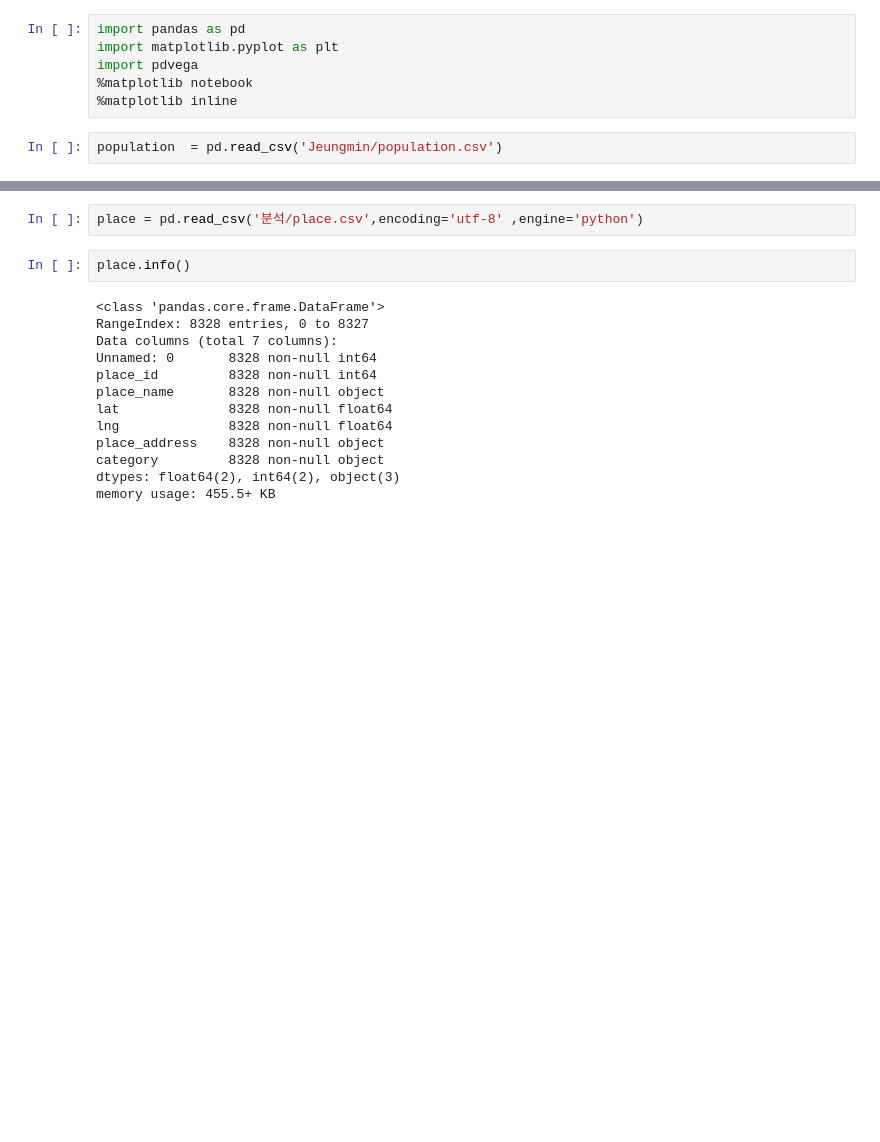
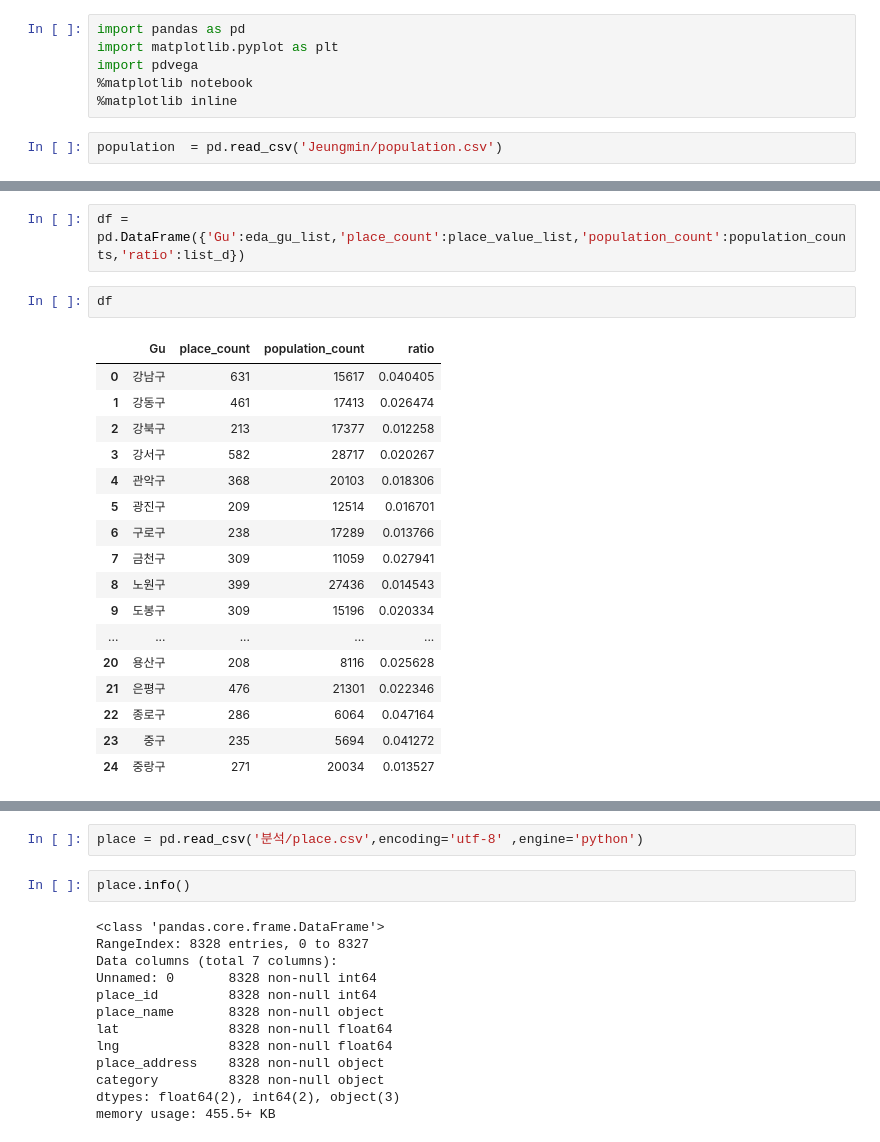
Before and after one commit to BigDataCampus/fresh, a Jupyter notebook: 장애인인구분포.ipynb, the cells around one changed output, grey strips where cells are left out. Saved outputs shown, nothing was run; the diff lists cells and outputs as text; blank space fills up the shorter version.

```diff
--- a/장애인인구분포.ipynb
+++ b/장애인인구분포.ipynb
@@ -28,0 +161,22 @@ population[1:]
+# %%
+df = pd.DataFrame({'Gu':eda_gu_list,'place_count':place_value_list,'population_count':population_counts,'ratio':list_d})
+# %%
+df
+# %% [output]
+|  | Gu | place_count | population_count | ratio |
+| 0 | 강남구 | 631 | 15617 | 0.040405 |
+| 1 | 강동구 | 461 | 17413 | 0.026474 |
+| 2 | 강북구 | 213 | 17377 | 0.012258 |
+| 3 | 강서구 | 582 | 28717 | 0.020267 |
+| 4 | 관악구 | 368 | 20103 | 0.018306 |
+| 5 | 광진구 | 209 | 12514 | 0.016701 |
+| 6 | 구로구 | 238 | 17289 | 0.013766 |
+| 7 | 금천구 | 309 | 11059 | 0.027941 |
+| 8 | 노원구 | 399 | 27436 | 0.014543 |
+| 9 | 도봉구 | 309 | 15196 | 0.020334 |
+| ... | ... | ... | ... | ... |
+| 20 | 용산구 | 208 | 8116 | 0.025628 |
+| 21 | 은평구 | 476 | 21301 | 0.022346 |
+| 22 | 종로구 | 286 | 6064 | 0.047164 |
+| 23 | 중구 | 235 | 5694 | 0.041272 |
+| 24 | 중랑구 | 271 | 20034 | 0.013527 |
```
Also changed, not shown: parts of 18 cells of this notebook, 2 other files.
